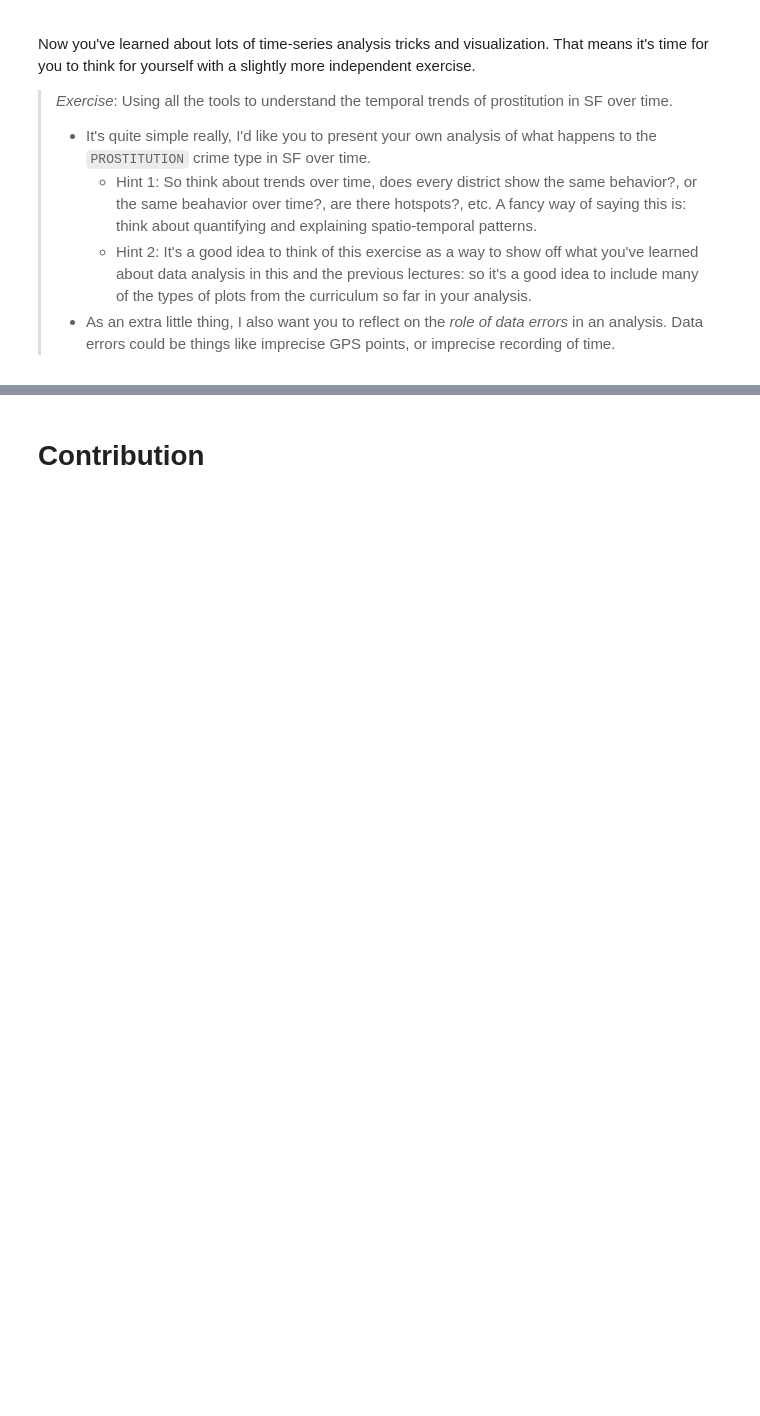
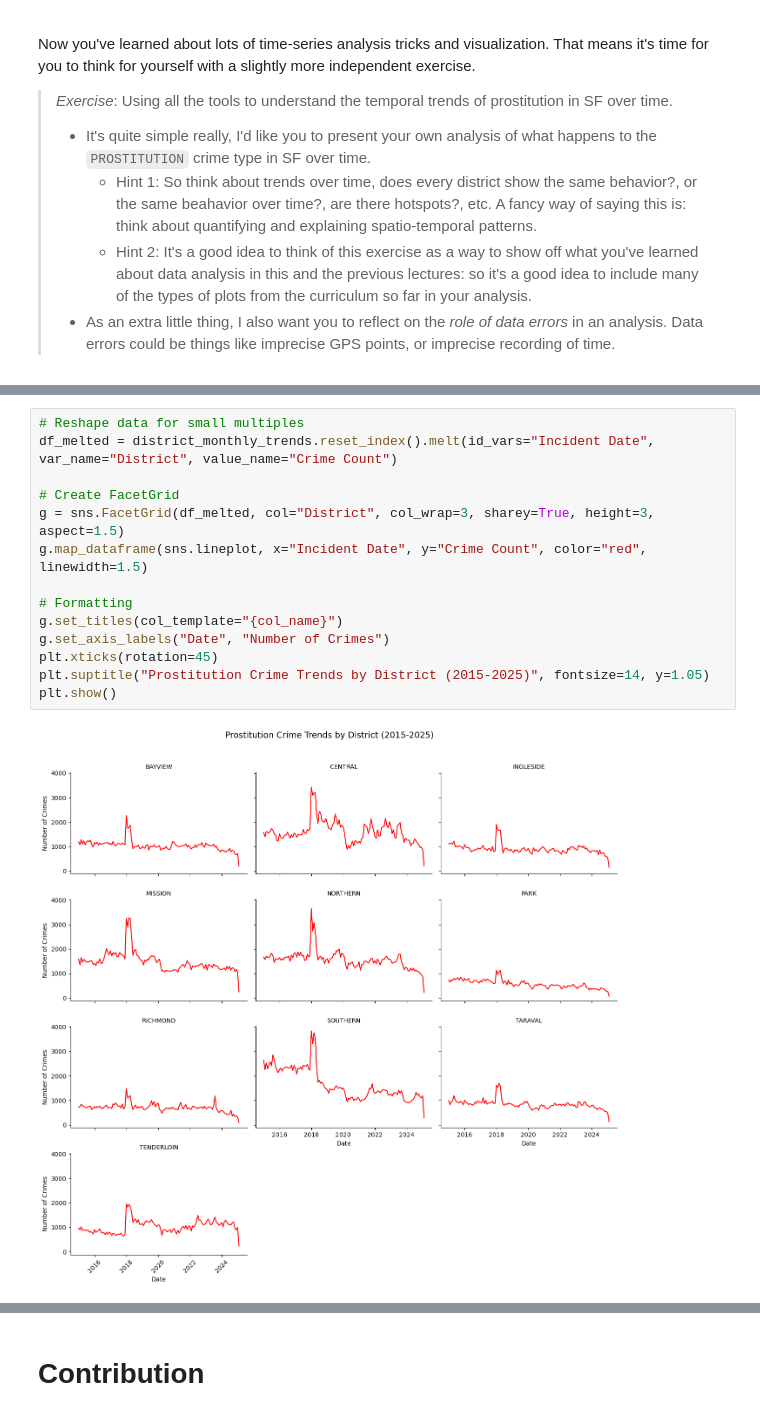
Before and after one commit to ThomasRoennebek/Social_data-analysis_and_visualization, a Jupyter notebook: Assignment 1/Assignment1_Solved.ipynb, the cells around one changed output, grey strips where cells are left out. Saved outputs shown, nothing was run; the diff lists cells and outputs as text; blank space fills up the shorter version.

```diff
--- a/Assignment 1/Assignment1_Solved.ipynb
+++ b/Assignment 1/Assignment1_Solved.ipynb
@@ -337,0 +489,16 @@ Now you've learned about lots of time-series analysis tricks and visualization.
+# %%
+# Reshape data for small multiples
+df_melted = district_monthly_trends.reset_index().melt(id_vars="Incident Date", var_name="District", value_name="Crime Count")
+
+# Create FacetGrid
+g = sns.FacetGrid(df_melted, col="District", col_wrap=3, sharey=True, height=3, aspect=1.5)
+g.map_dataframe(sns.lineplot, x="Incident Date", y="Crime Count", color="red", linewidth=1.5)
+
+# Formatting
+g.set_titles(col_template="{col_name}")
+g.set_axis_labels("Date", "Number of Crimes")
+plt.xticks(rotation=45)
+plt.suptitle("Prostitution Crime Trends by District (2015-2025)", fontsize=14, y=1.05)
+plt.show()
+# %% [output]
+[figure, added]
```
Also changed, not shown: parts of 16 cells of this notebook.
